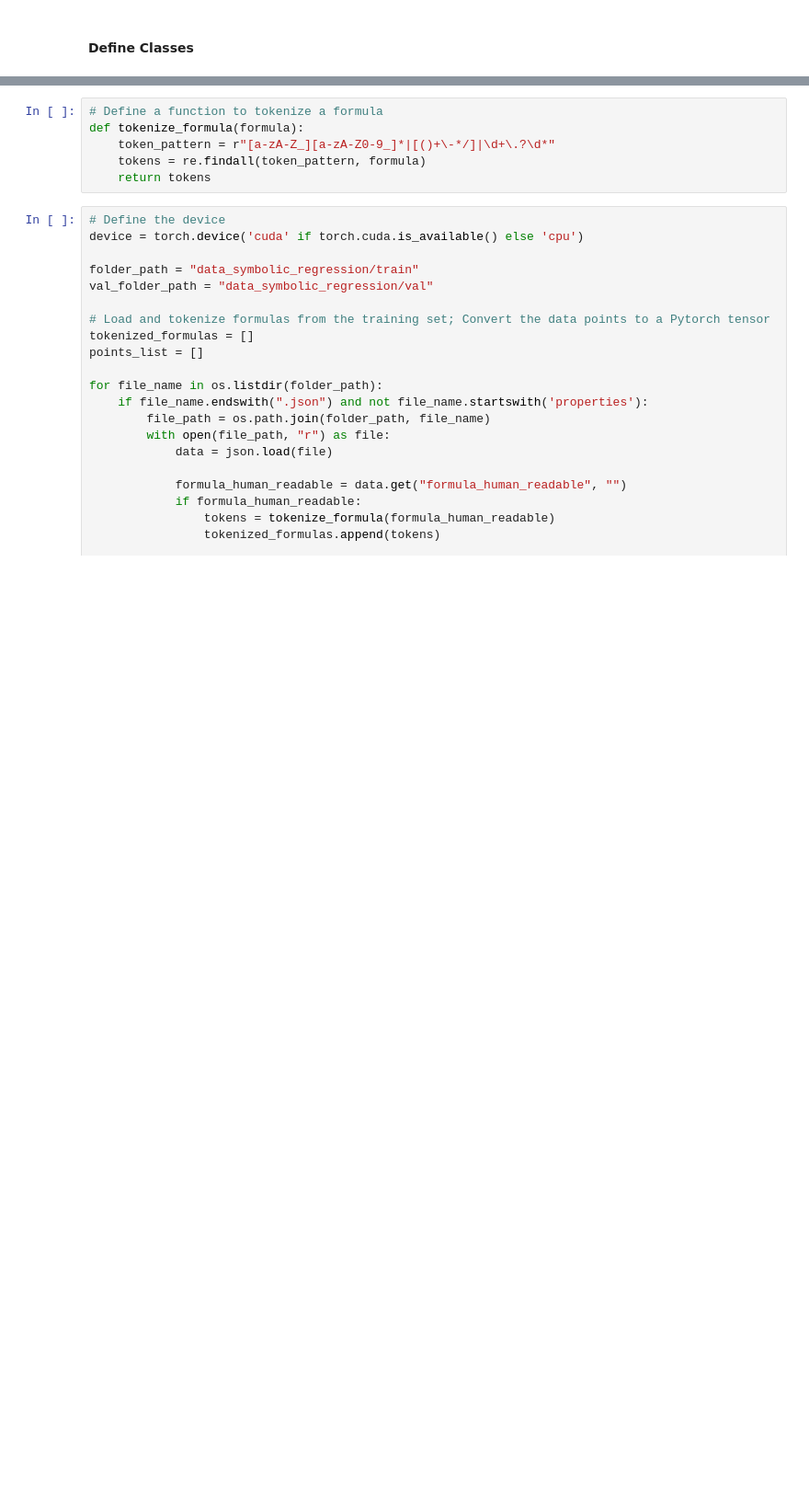
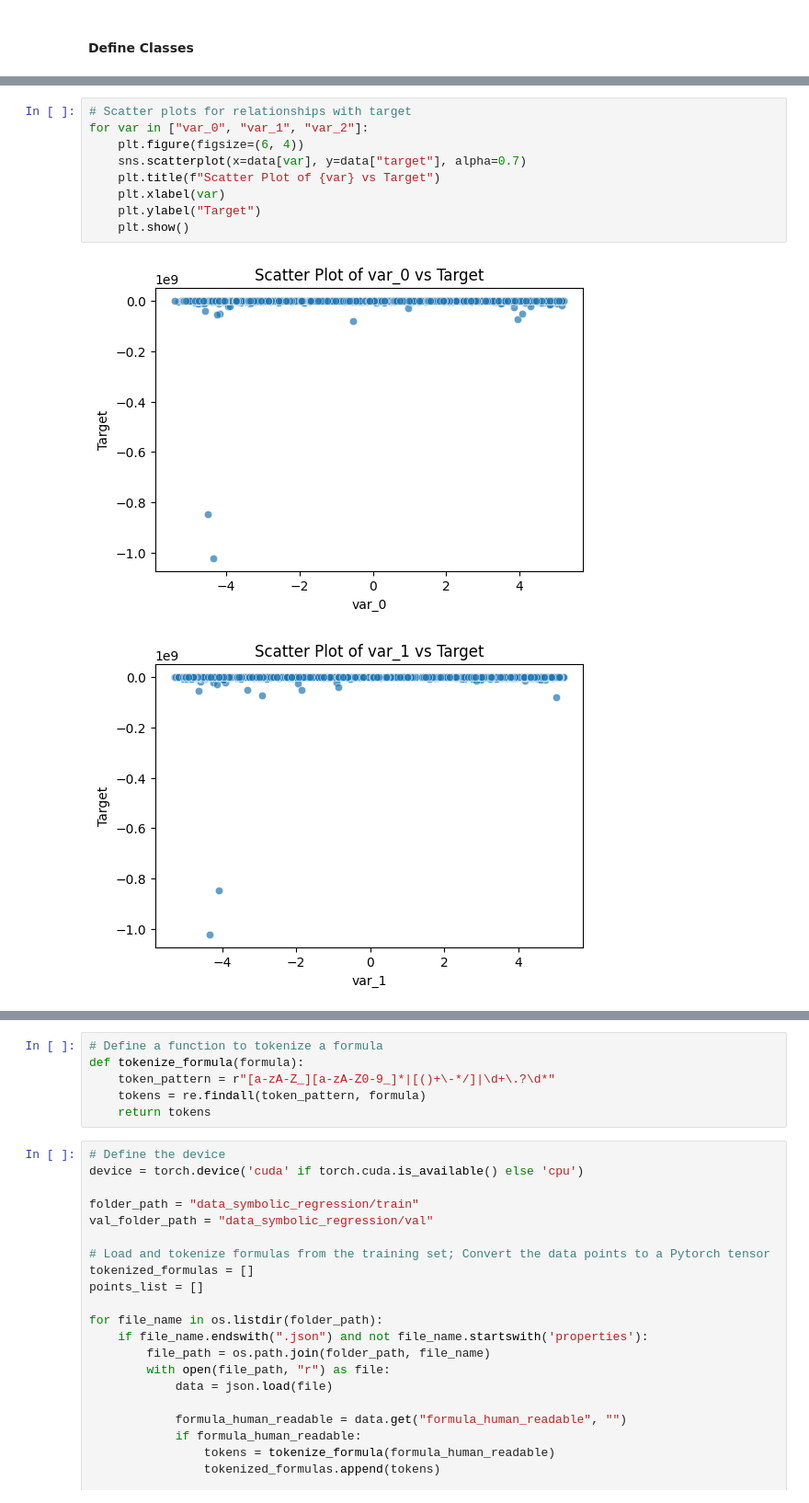
Before and after one commit to cverghes/STAT940_Project, a Jupyter notebook: Final_Diffusion_Model.ipynb, the cells around one changed output, grey strips where cells are left out. Shown at 92% size. Saved outputs shown, nothing was run; the diff lists cells and outputs as text; blank space fills up the shorter version.

```diff
--- a/Final_Diffusion_Model.ipynb
+++ b/Final_Diffusion_Model.ipynb
@@ -121,0 +226,12 @@ class ReverseProcessModel(nn.Module):
+# %%
+# Scatter plots for relationships with target
+for var in ["var_0", "var_1", "var_2"]:
+    plt.figure(figsize=(6, 4))
+    sns.scatterplot(x=data[var], y=data["target"], alpha=0.7)
+    plt.title(f"Scatter Plot of {var} vs Target")
+    plt.xlabel(var)
+    plt.ylabel("Target")
+    plt.show()
+# %% [output]
+[figure, added]
+[figure, added]
```
Also changed, not shown: parts of 19 cells of this notebook.
